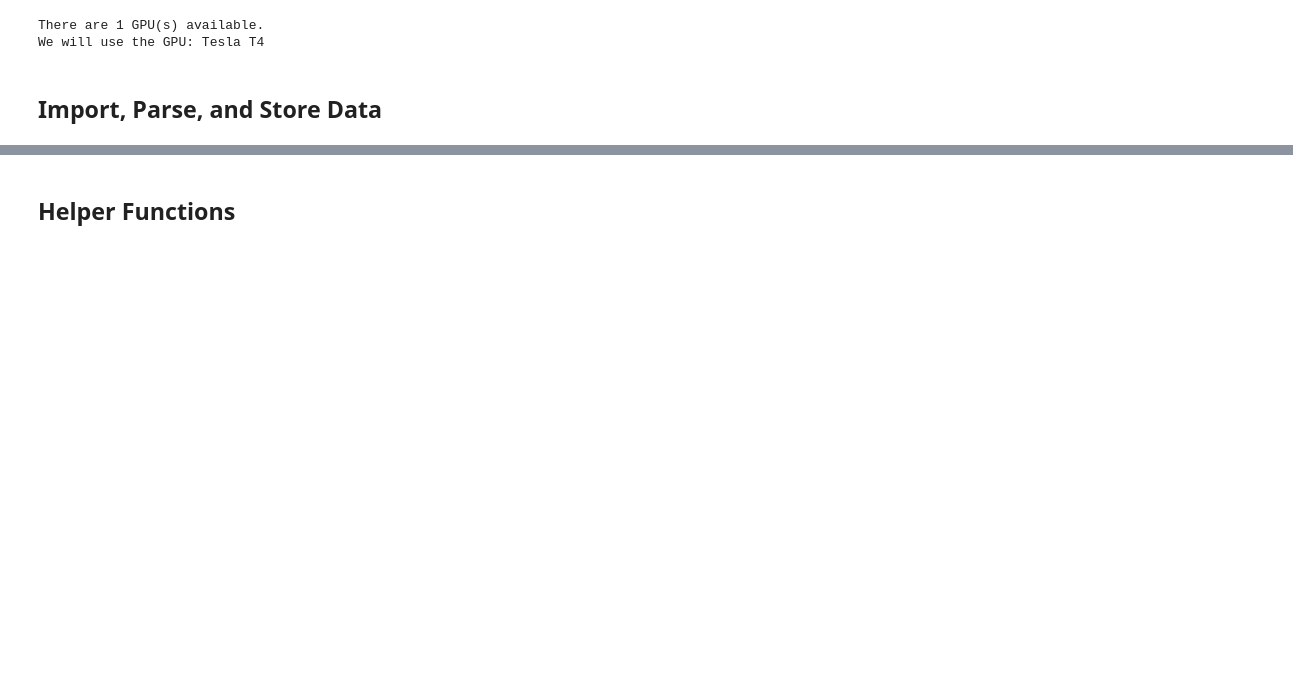
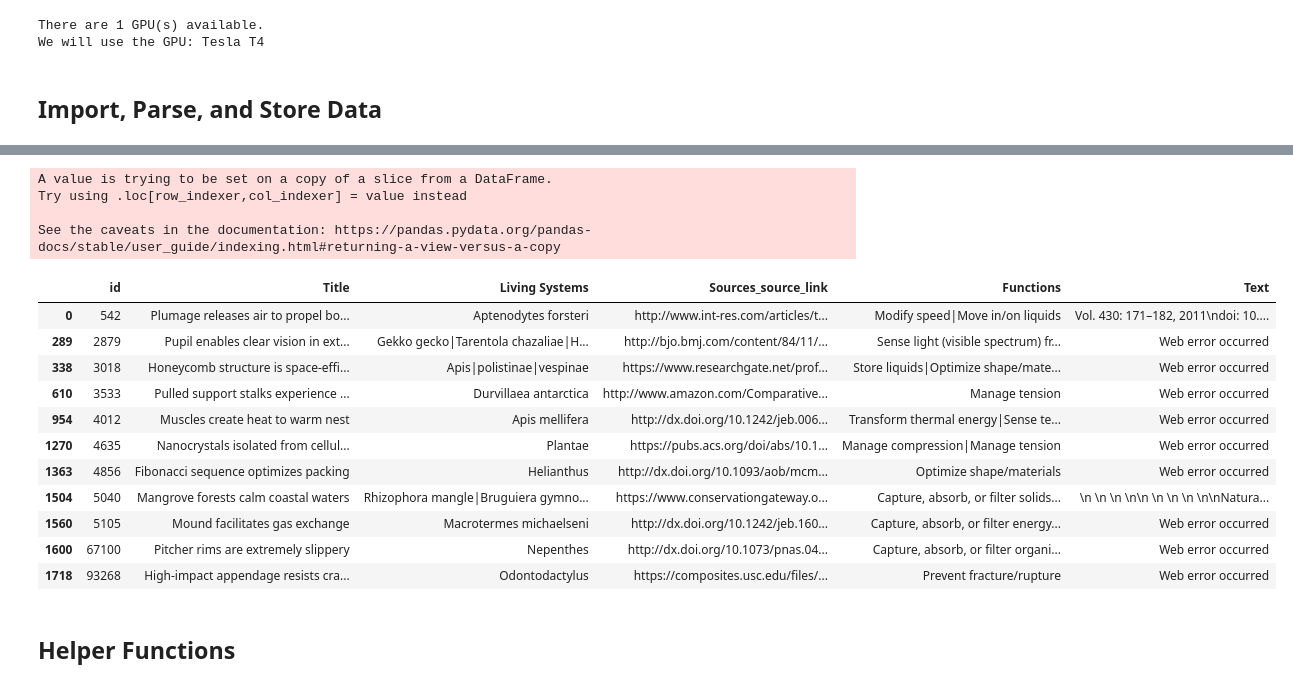
Before and after one commit to nasa-petal/PeTaL-labeller, a Jupyter notebook: auto-labeler/auto_labeler_prototype.ipynb, the cells around one changed output, grey strips where cells are left out. Saved outputs shown, nothing was run; the diff lists cells and outputs as text; code cells hidden in the pictures; blank space fills up the shorter version.

```diff
--- a/auto-labeler/auto_labeler_prototype.ipynb
+++ b/auto-labeler/auto_labeler_prototype.ipynb
@@ -177,3 +162,54 @@ labeled_df
+# %%
+#convert pdf into text corpus
+def convert_pdf_to_string(file_path):
+  output_string = StringIO()
+  with open(file_path, 'rb') as in_file:
+    parser = PDFParser(in_file)
+    doc = PDFDocument(parser)
+    rsrcmgr = PDFResourceManager()
+    device = TextConverter(rsrcmgr, output_string, laparams=LAParams())
+    interpreter = PDFPageInterpreter(rsrcmgr, device)
+    for page in PDFPage.create_pages(doc):
+      interpreter.process_page(page)
+
+  return (output_string.getvalue())
+
+#Parsing into text
+def parse_text(row):
+  link = row['Sources_source_link']
+  try:
+      response = urllib.request.urlopen(link)
+      file = open('doc.pdf', 'wb')
+      file.write(response.read())
+      file.close()
+      corpus = convert_pdf_to_string('doc.pdf')
+  except:
+      corpus = 'Web error occurred'
+
+  return corpus
+# %%
+pdf_links = labeled_df[labeled_df['Sources_source_link'].str.endswith('.pdf')]
+pdf_links['Text'] = pdf_links.apply(parse_text, axis=1)
+# %% [output]
+A value is trying to be set on a copy of a slice from a DataFrame.
+Try using .loc[row_indexer,col_indexer] = value instead
+
+See the caveats in the documentation: https://pandas.pydata.org/pandas-docs/stable/user_guide/indexing.html#returning-a-view-versus-a-copy
+# %%
+pdf_links
+# %% [output]
+|  | id | Title | Living Systems | Sources_source_link | Functions | Text |
+| 0 | 542 | Plumage releases air to propel bo... | Aptenodytes forsteri | http://www.int-res.com/articles/t... | Modify speed|Move in/on liquids | Vol. 430: 171–182, 2011\ndoi: 10.... |
+| 289 | 2879 | Pupil enables clear vision in ext... | Gekko gecko|Tarentola chazaliae|H... | http://bjo.bmj.com/content/84/11/... | Sense light (visible spectrum) fr... | Web error occurred |
+| 338 | 3018 | Honeycomb structure is space-effi... | Apis|polistinae|vespinae | https://www.researchgate.net/prof... | Store liquids|Optimize shape/mate... | Web error occurred |
+| 610 | 3533 | Pulled support stalks experience ... | Durvillaea antarctica | http://www.amazon.com/Comparative... | Manage tension | Web error occurred |
+| 954 | 4012 | Muscles create heat to warm nest | Apis mellifera | http://dx.doi.org/10.1242/jeb.006... | Transform thermal energy|Sense te... | Web error occurred |
+| 1270 | 4635 | Nanocrystals isolated from cellul... | Plantae | https://pubs.acs.org/doi/abs/10.1... | Manage compression|Manage tension | Web error occurred |
+| 1363 | 4856 | Fibonacci sequence optimizes packing | Helianthus | http://dx.doi.org/10.1093/aob/mcm... | Optimize shape/materials | Web error occurred |
+| 1504 | 5040 | Mangrove forests calm coastal waters | Rhizophora mangle|Bruguiera gymno... | https://www.conservationgateway.o... | Capture, absorb, or filter solids... | \n \n \n \n\n \n \n \n \n\nNatura... |
+| 1560 | 5105 | Mound facilitates gas exchange | Macrotermes michaelseni | http://dx.doi.org/10.1242/jeb.160... | Capture, absorb, or filter energy... | Web error occurred |
+| 1600 | 67100 | Pitcher rims are extremely slippery | Nepenthes | http://dx.doi.org/10.1073/pnas.04... | Capture, absorb, or filter organi... | Web error occurred |
+| 1718 | 93268 | High-impact appendage resists cra... | Odontodactylus | https://composites.usc.edu/files/... | Prevent fracture/rupture | Web error occurred |
 # %% [markdown]
 ## Helper Functions
 # %%
```
Also changed, not shown: parts of 5 cells of this notebook.
